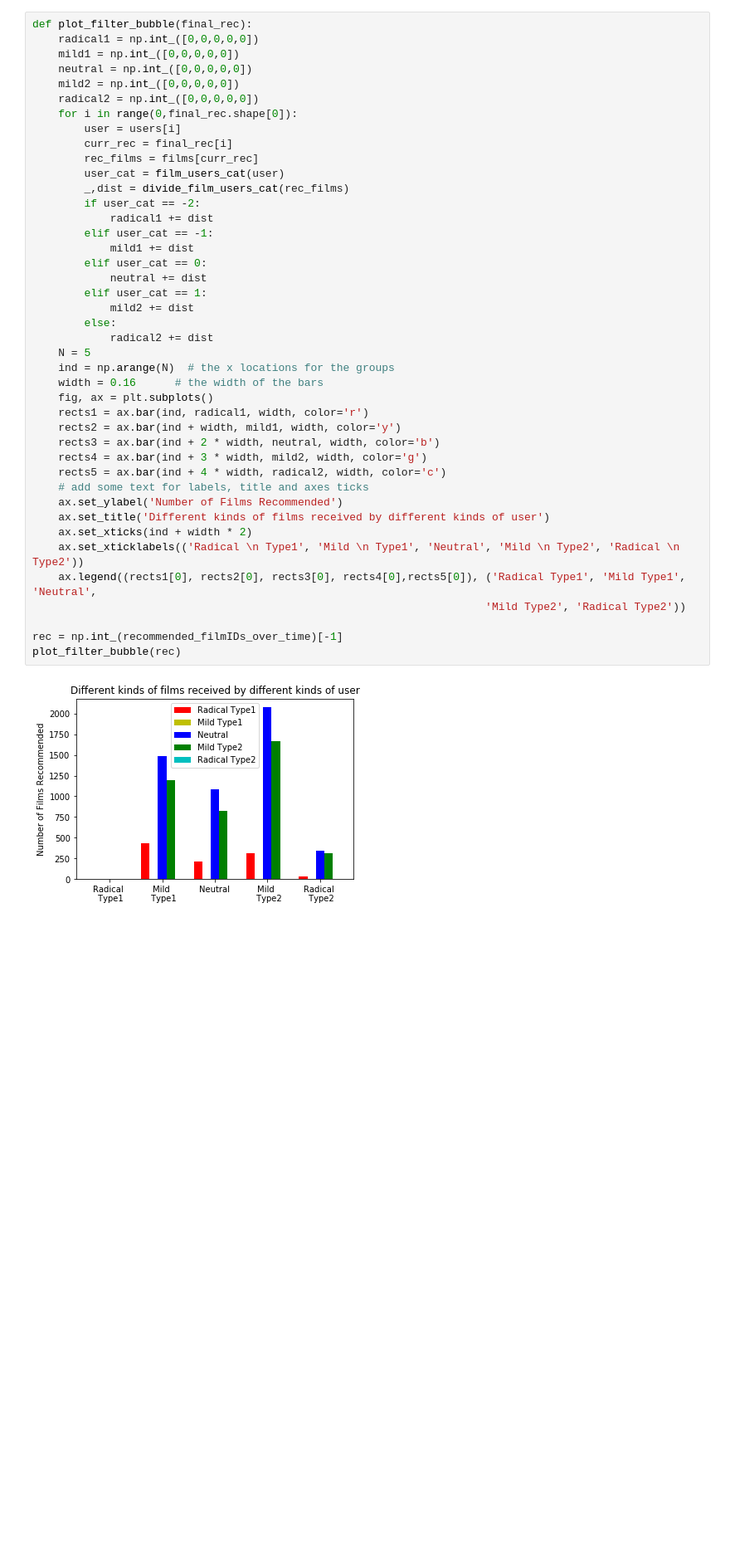
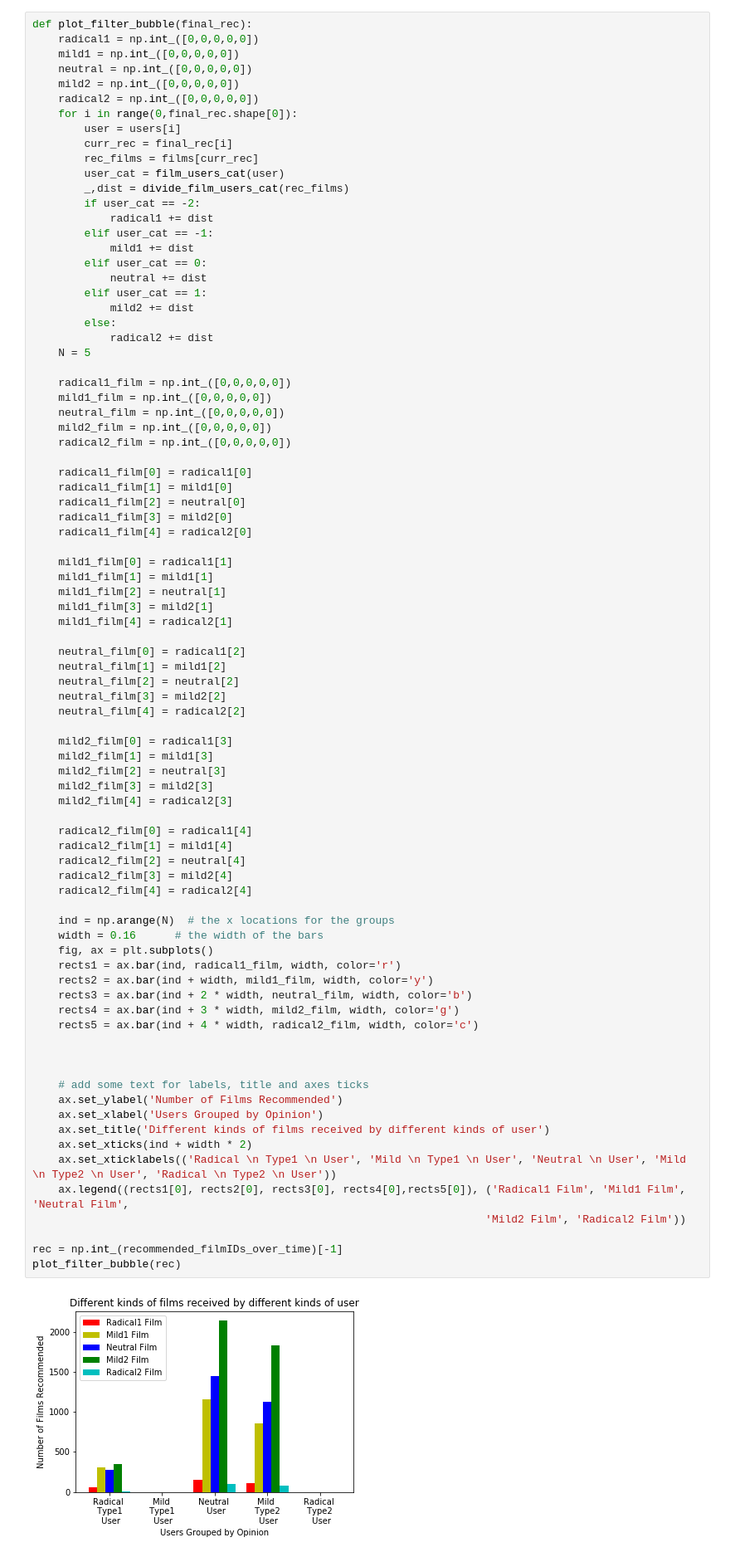
Before and after one commit to lgoodridge/VRA-Sim, a Jupyter notebook: Simulation_seoyoung.ipynb, the cells around one changed output. Shown at 83% size. Drawn from its saved outputs; the diff is of its cells as text; blank space fills up the shorter version.

```diff
--- a/Simulation_seoyoung.ipynb
+++ b/Simulation_seoyoung.ipynb
@@ -696,42 +696,83 @@ def plot_filter_bubble(final_rec):
     mild2 = np.int_([0,0,0,0,0])
     radical2 = np.int_([0,0,0,0,0])
     for i in range(0,final_rec.shape[0]):
         user = users[i]
         curr_rec = final_rec[i]
         rec_films = films[curr_rec]
         user_cat = film_users_cat(user)
         _,dist = divide_film_users_cat(rec_films)
         if user_cat == -2:
             radical1 += dist
         elif user_cat == -1:
             mild1 += dist
         elif user_cat == 0:
             neutral += dist
         elif user_cat == 1:
             mild2 += dist
         else:
             radical2 += dist
     N = 5
+
+    radical1_film = np.int_([0,0,0,0,0])
+    mild1_film = np.int_([0,0,0,0,0])
+    neutral_film = np.int_([0,0,0,0,0])
+    mild2_film = np.int_([0,0,0,0,0])
+    radical2_film = np.int_([0,0,0,0,0])
+
+    radical1_film[0] = radical1[0]
+    radical1_film[1] = mild1[0]
+    radical1_film[2] = neutral[0]
+    radical1_film[3] = mild2[0]
+    radical1_film[4] = radical2[0]
+
+    mild1_film[0] = radical1[1]
+    mild1_film[1] = mild1[1]
+    mild1_film[2] = neutral[1]
+    mild1_film[3] = mild2[1]
+    mild1_film[4] = radical2[1]
+
+    neutral_film[0] = radical1[2]
+    neutral_film[1] = mild1[2]
+    neutral_film[2] = neutral[2]
+    neutral_film[3] = mild2[2]
+    neutral_film[4] = radical2[2]
+
+    mild2_film[0] = radical1[3]
+    mild2_film[1] = mild1[3]
+    mild2_film[2] = neutral[3]
+    mild2_film[3] = mild2[3]
+    mild2_film[4] = radical2[3]
+
+    radical2_film[0] = radical1[4]
+    radical2_film[1] = mild1[4]
+    radical2_film[2] = neutral[4]
+    radical2_film[3] = mild2[4]
+    radical2_film[4] = radical2[4]
+
     ind = np.arange(N)  # the x locations for the groups
     width = 0.16      # the width of the bars
     fig, ax = plt.subplots()
-    rects1 = ax.bar(ind, radical1, width, color='r')
-    rects2 = ax.bar(ind + width, mild1, width, color='y')
-    rects3 = ax.bar(ind + 2 * width, neutral, width, color='b')
-    rects4 = ax.bar(ind + 3 * width, mild2, width, color='g')
-    rects5 = ax.bar(ind + 4 * width, radical2, width, color='c')
+    rects1 = ax.bar(ind, radical1_film, width, color='r')
+    rects2 = ax.bar(ind + width, mild1_film, width, color='y')
+    rects3 = ax.bar(ind + 2 * width, neutral_film, width, color='b')
+    rects4 = ax.bar(ind + 3 * width, mild2_film, width, color='g')
+    rects5 = ax.bar(ind + 4 * width, radical2_film, width, color='c')
+
+
+
     # add some text for labels, title and axes ticks
     ax.set_ylabel('Number of Films Recommended')
+    ax.set_xlabel('Users Grouped by Opinion')
     ax.set_title('Different kinds of films received by different kinds of user')
     ax.set_xticks(ind + width * 2)
-    ax.set_xticklabels(('Radical \n Type1', 'Mild \n Type1', 'Neutral', 'Mild \n Type2', 'Radical \n Type2'))
-    ax.legend((rects1[0], rects2[0], rects3[0], rects4[0],rects5[0]), ('Radical Type1', 'Mild Type1', 'Neutral',
-                                                                      'Mild Type2', 'Radical Type2'))
+    ax.set_xticklabels(('Radical \n Type1 \n User', 'Mild \n Type1 \n User', 'Neutral \n User', 'Mild \n Type2 \n User', 'Radical \n Type2 \n User'))
+    ax.legend((rects1[0], rects2[0], rects3[0], rects4[0],rects5[0]), ('Radical1 Film', 'Mild1 Film', 'Neutral Film',
+                                                                      'Mild2 Film', 'Radical2 Film'))
 
 rec = np.int_(recommended_filmIDs_over_time)[-1]
 plot_filter_bubble(rec)
 # %% [output]
-[figure, old version]
+[figure, new version]
 # %%
 _, num_films = divide_film_users_cat(films)
 _, num_users = divide_film_users_cat(users)
```
Also changed, not shown: parts of 17 cells of this notebook, 1 other file.
